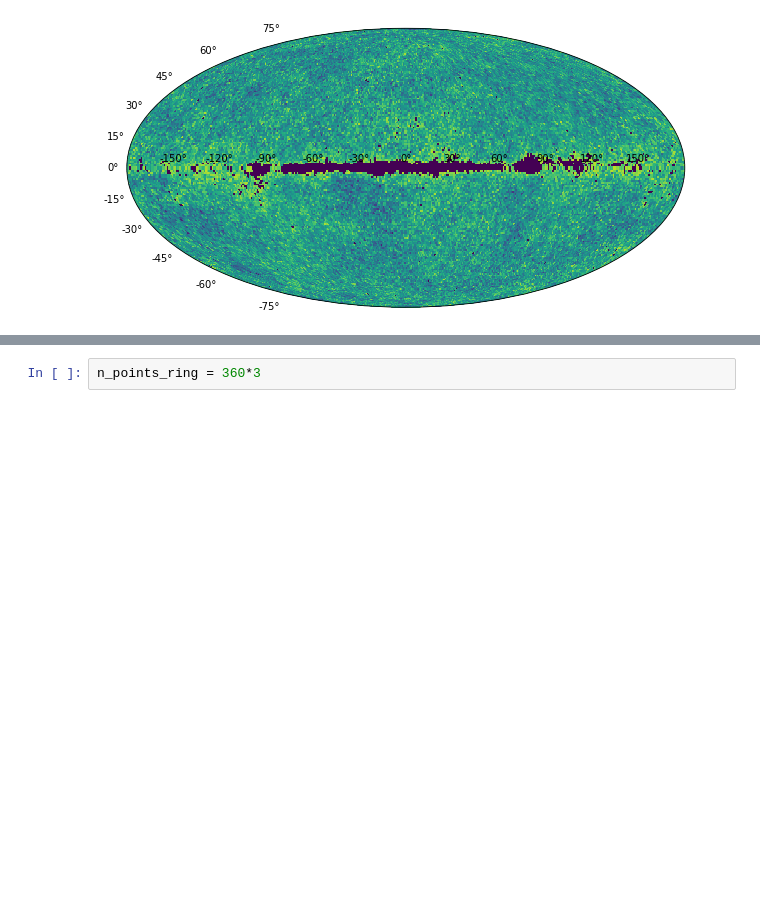
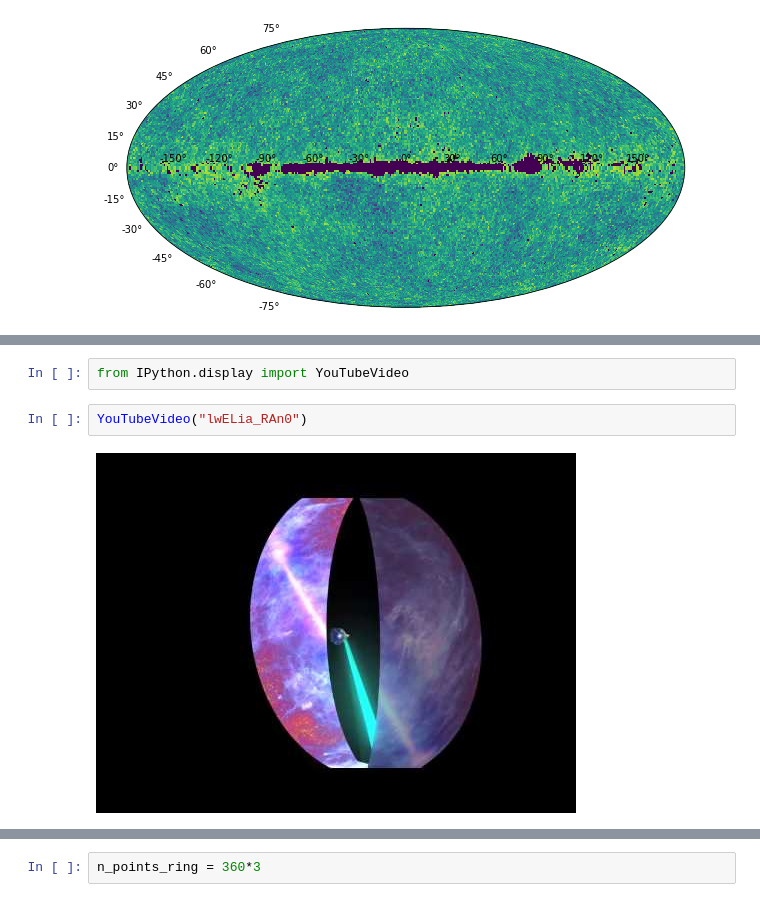
Before and after one commit to words-sdsc/edX, a Jupyter notebook: astro_example.ipynb, the cells around one changed output, grey strips where cells are left out. Saved outputs shown, nothing was run; the diff lists cells and outputs as text; blank space fills up the shorter version.

```diff
--- a/astro_example.ipynb
+++ b/astro_example.ipynb
@@ -314,0 +337,6 @@ plot_mollweide_map(longitude,latitude,brightness_cut_planck_map.unstack(),vmin=-
+# %%
+from IPython.display import YouTubeVideo
+# %%
+YouTubeVideo("lwELia_RAn0")
+# %% [output]
+[figure, added]
```
Also changed, not shown: parts of 28 cells of this notebook.
